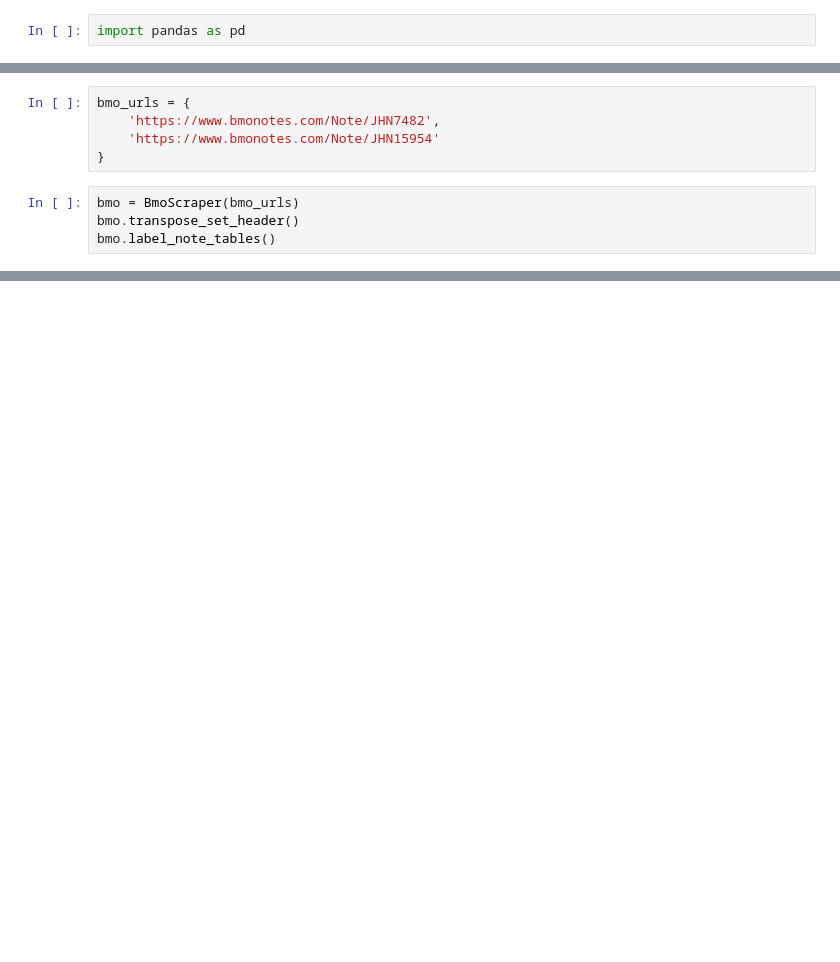
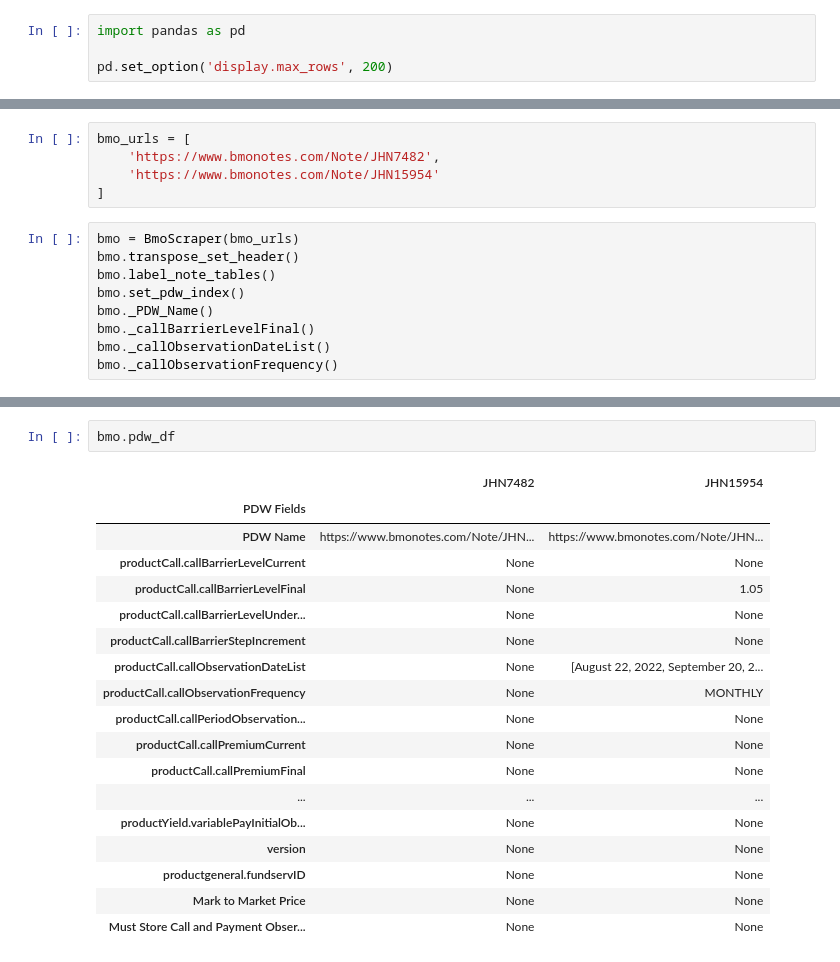
Before and after one commit to cyoungLuma/bmo-scraper, a Jupyter notebook: poc/BmoScraper.ipynb, the cells around one changed output, grey strips where cells are left out. Cells and saved outputs as stored; diff of their text form; blank space fills up the shorter version.

```diff
--- a/poc/BmoScraper.ipynb
+++ b/poc/BmoScraper.ipynb
@@ -1,5 +1,7 @@
 # %%
 import pandas as pd
+
+pd.set_option('display.max_rows', 200)
 # %%
 class BmoScraper:
     # Pass in note URLs & lookup for PDW
@@ -29,9 +119,14 @@ class BmoScraper:
 # %%
-bmo_urls = {
+bmo_urls = [
     'https://www.bmonotes.com/Note/JHN7482',
     'https://www.bmonotes.com/Note/JHN15954'
-}
+]
 # %%
 bmo = BmoScraper(bmo_urls)
 bmo.transpose_set_header()
 bmo.label_note_tables()
+bmo.set_pdw_index()
+bmo._PDW_Name()
+bmo._callBarrierLevelFinal()
+bmo._callObservationDateList()
+bmo._callObservationFrequency()
@@ -42,0 +133,21 @@ bmo.notes_dict['JHN7482']['Product Details']
+# %%
+bmo.pdw_df
+# %% [output]
+|  | JHN7482 | JHN15954 |
+| PDW Fields |  |  |
+| PDW Name | https://www.bmonotes.com/Note/JHN... | https://www.bmonotes.com/Note/JHN... |
+| productCall.callBarrierLevelCurrent | None | None |
+| productCall.callBarrierLevelFinal | None | 1.05 |
+| productCall.callBarrierLevelUnder... | None | None |
+| productCall.callBarrierStepIncrement | None | None |
+| productCall.callObservationDateList | None | [August 22, 2022, September 20, 2... |
+| productCall.callObservationFrequency | None | MONTHLY |
+| productCall.callPeriodObservation... | None | None |
+| productCall.callPremiumCurrent | None | None |
+| productCall.callPremiumFinal | None | None |
+| ... | ... | ... |
+| productYield.variablePayInitialOb... | None | None |
+| version | None | None |
+| productgeneral.fundservID | None | None |
+| Mark to Market Price | None | None |
+| Must Store Call and Payment Obser... | None | None |
```
Also changed, not shown: parts of 2 cells of this notebook.
